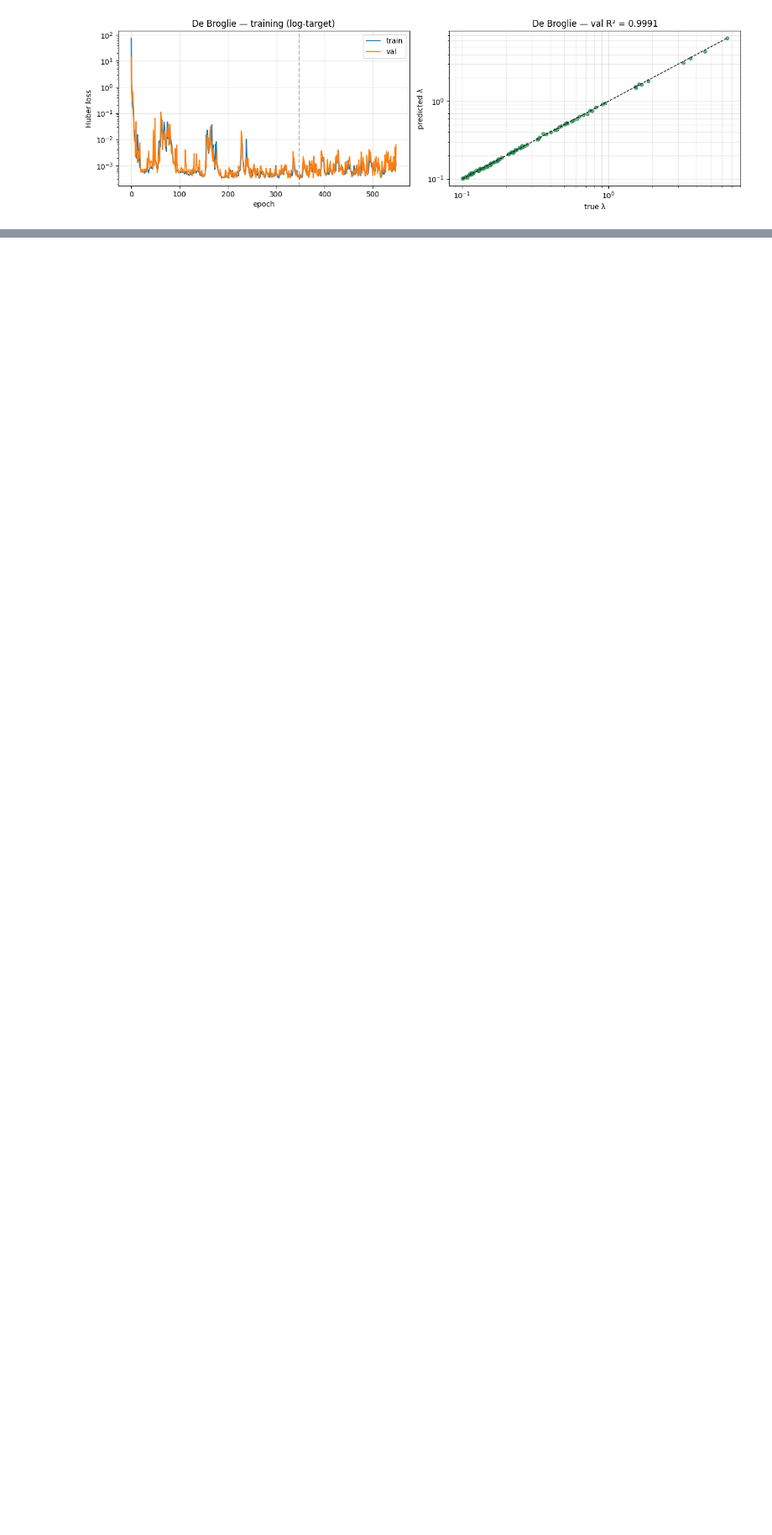
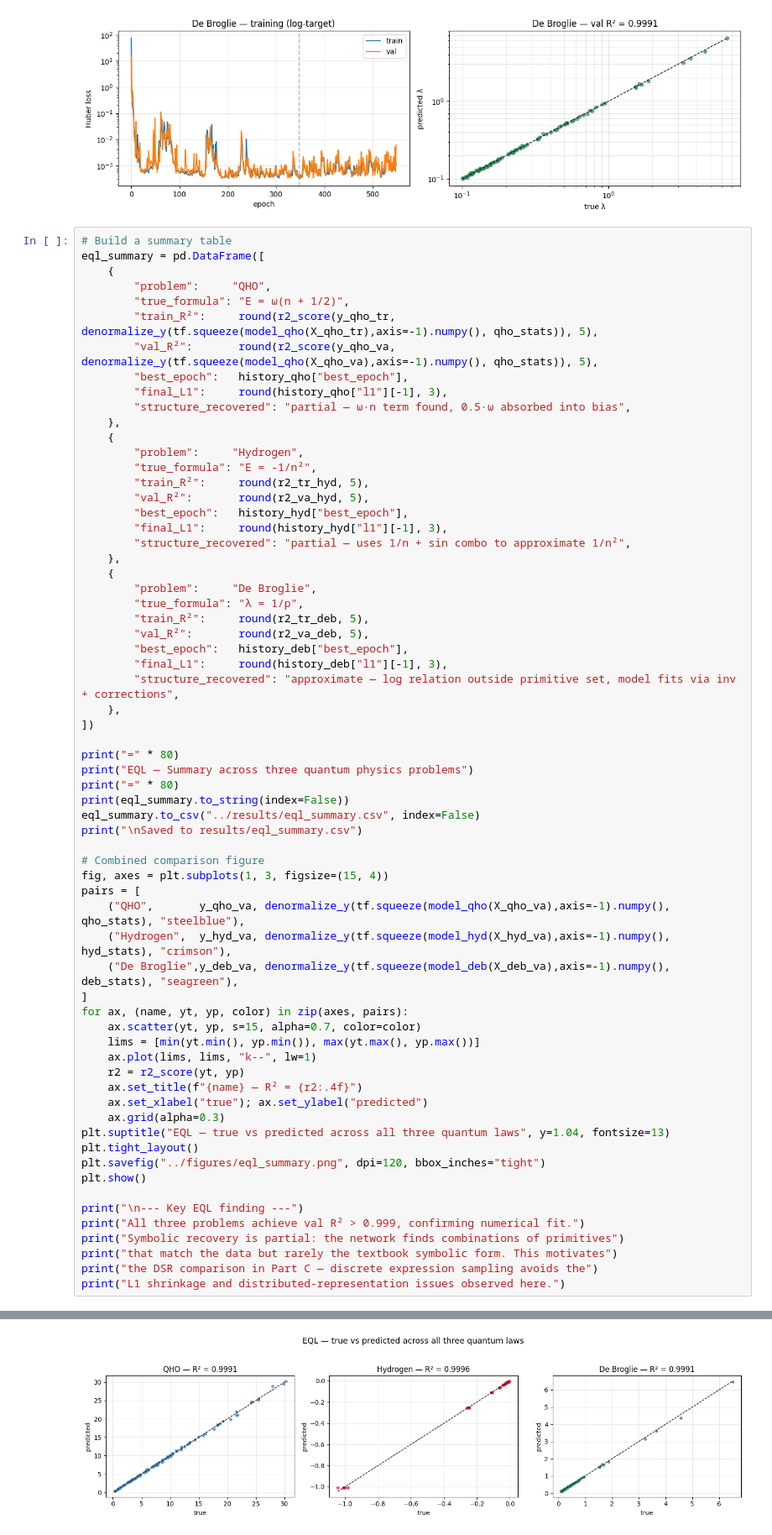
Before and after one commit to Omdeshmukh-17/quantum-eql-physics, a Jupyter notebook: notebook/equation_discovery.ipynb, the cells around one changed output, grey strips where cells are left out. Shown at 84% size. Drawn from its saved outputs; the diff is of its cells as text; blank space fills up the shorter version.

```diff
--- a/notebook/equation_discovery.ipynb
+++ b/notebook/equation_discovery.ipynb
@@ -770,3 +770,69 @@ True formula: lambda = 1/p  ↔  log(lambda) = -log(p)
   threshold 0.1: 0.303023227905081*exp(0.0627922628955258*(-0.513085424900055*p - 0.461582988500595)*(0.311164975166321*p + 0.367085188627243) - 0.225624747298479*sin(0.12866714494804*p - 0.1175793707 ...
   threshold 0.15: nan
 [figure]
+# %%
+# Build a summary table
+eql_summary = pd.DataFrame([
+    {
+        "problem":     "QHO",
+        "true_formula": "E = ω(n + 1/2)",
+        "train_R²":     round(r2_score(y_qho_tr, denormalize_y(tf.squeeze(model_qho(X_qho_tr),axis=-1).numpy(), qho_stats)), 5),
+        "val_R²":       round(r2_score(y_qho_va, denormalize_y(tf.squeeze(model_qho(X_qho_va),axis=-1).numpy(), qho_stats)), 5),
+        "best_epoch":   history_qho["best_epoch"],
+        "final_L1":     round(history_qho["l1"][-1], 3),
+        "structure_recovered": "partial — ω·n term found, 0.5·ω absorbed into bias",
+    },
+    {
+        "problem":     "Hydrogen",
+        "true_formula": "E = -1/n²",
+        "train_R²":     round(r2_tr_hyd, 5),
+        "val_R²":       round(r2_va_hyd, 5),
+        "best_epoch":   history_hyd["best_epoch"],
+        "final_L1":     round(history_hyd["l1"][-1], 3),
+        "structure_recovered": "partial — uses 1/n + sin combo to approximate 1/n²",
+    },
+    {
+        "problem":     "De Broglie",
+        "true_formula": "λ = 1/p",
+        "train_R²":     round(r2_tr_deb, 5),
+        "val_R²":       round(r2_va_deb, 5),
+        "best_epoch":   history_deb["best_epoch"],
+        "final_L1":     round(history_deb["l1"][-1], 3),
+        "structure_recovered": "approximate — log relation outside primitive set, model fits via inv + corrections",
+    },
+])
+
+print("=" * 80)
+print("EQL — Summary across three quantum physics problems")
+print("=" * 80)
+print(eql_summary.to_string(index=False))
+eql_summary.to_csv("../results/eql_summary.csv", index=False)
+print("\nSaved to results/eql_summary.csv")
+
+# Combined comparison figure
+fig, axes = plt.subplots(1, 3, figsize=(15, 4))
+pairs = [
+    ("QHO",       y_qho_va, denormalize_y(tf.squeeze(model_qho(X_qho_va),axis=-1).numpy(), qho_stats), "steelblue"),
+    ("Hydrogen",  y_hyd_va, denormalize_y(tf.squeeze(model_hyd(X_hyd_va),axis=-1).numpy(), hyd_stats), "crimson"),
+    ("De Broglie",y_deb_va, denormalize_y(tf.squeeze(model_deb(X_deb_va),axis=-1).numpy(), deb_stats), "seagreen"),
+]
+for ax, (name, yt, yp, color) in zip(axes, pairs):
+    ax.scatter(yt, yp, s=15, alpha=0.7, color=color)
+    lims = [min(yt.min(), yp.min()), max(yt.max(), yp.max())]
+    ax.plot(lims, lims, "k--", lw=1)
+    r2 = r2_score(yt, yp)
+    ax.set_title(f"{name} — R² = {r2:.4f}")
+    ax.set_xlabel("true"); ax.set_ylabel("predicted")
+    ax.grid(alpha=0.3)
+plt.suptitle("EQL — true vs predicted across all three quantum laws", y=1.04, fontsize=13)
+plt.tight_layout()
+plt.savefig("../figures/eql_summary.png", dpi=120, bbox_inches="tight")
+plt.show()
+
+print("\n--- Key EQL finding ---")
+print("All three problems achieve val R² > 0.999, confirming numerical fit.")
+print("Symbolic recovery is partial: the network finds combinations of primitives")
+print("that match the data but rarely the textbook symbolic form. This motivates")
+print("the DSR comparison in Part C — discrete expression sampling avoids the")
+print("L1 shrinkage and distributed-representation issues observed here.")
+# %% [output]
@@ -772,0 +848 @@ True formula: lambda = 1/p  ↔  log(lambda) = -log(p)
+[figure, added]
```
Also changed, not shown: parts of 1 cell of this notebook.
